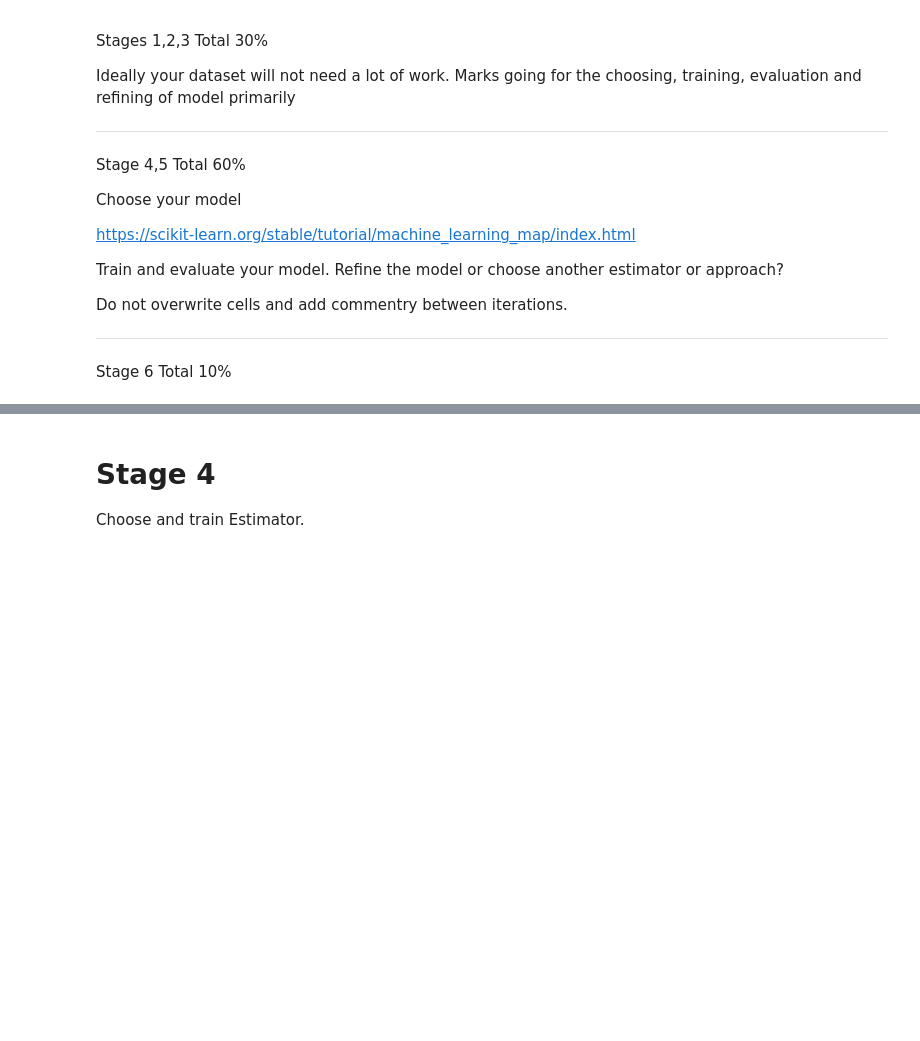
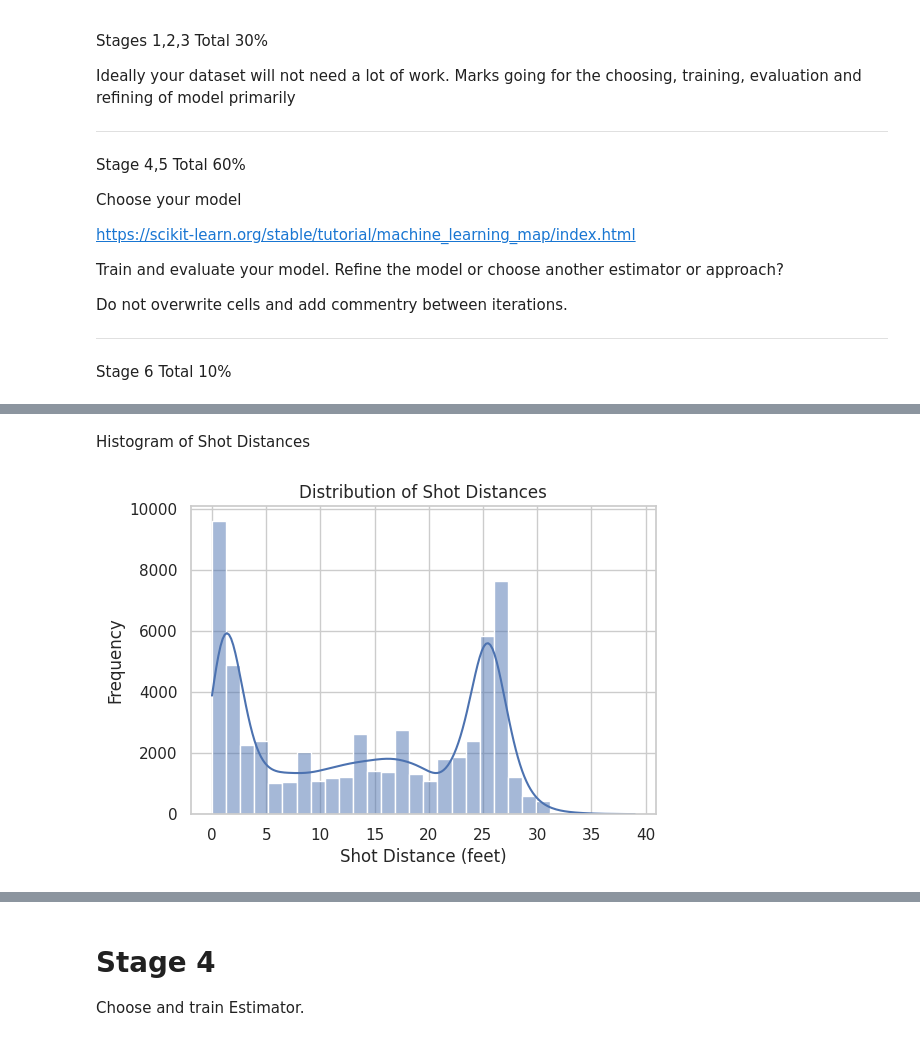
Before and after one commit to Henry-0810/Artificial-Intelligence, a Jupyter notebook: NBA_Shot_Prediction.ipynb, the cells around one changed output, grey strips where cells are left out. Cells and saved outputs as stored; diff of their text form; code cells hidden in the pictures; blank space fills up the shorter version.

Commit message:
Progress: Stage 1-3 writing done, now merging data

```diff
--- a/NBA_Shot_Prediction.ipynb
+++ b/NBA_Shot_Prediction.ipynb
@@ -97,0 +206,3 @@ Cleaning the data, linking datasets etc..
+# %%
+players_df = pd.read_csv('/content/drive/MyDrive/Data_Science_Project/filtered_player_stats.csv')
+shots_df = pd.read_csv('/content/drive/MyDrive/Data_Science_Project/filtered_shot_logs.csv')
@@ -97,0 +240,14 @@ Cleaning the data, linking datasets etc..
+# %% [markdown]
+Histogram of Shot Distances
+# %%
+sns.set(style="whitegrid")
+
+plt.figure(figsize=(6, 4))
+sns.histplot(shots_df['distance'], bins=30, kde=True)
+plt.title('Distribution of Shot Distances')
+plt.xlabel('Shot Distance (feet)')
+plt.ylabel('Frequency')
+plt.grid(True)
+plt.show()
+# %% [output]
+[figure, added]
```
Also changed, not shown: parts of 21 cells of this notebook.
